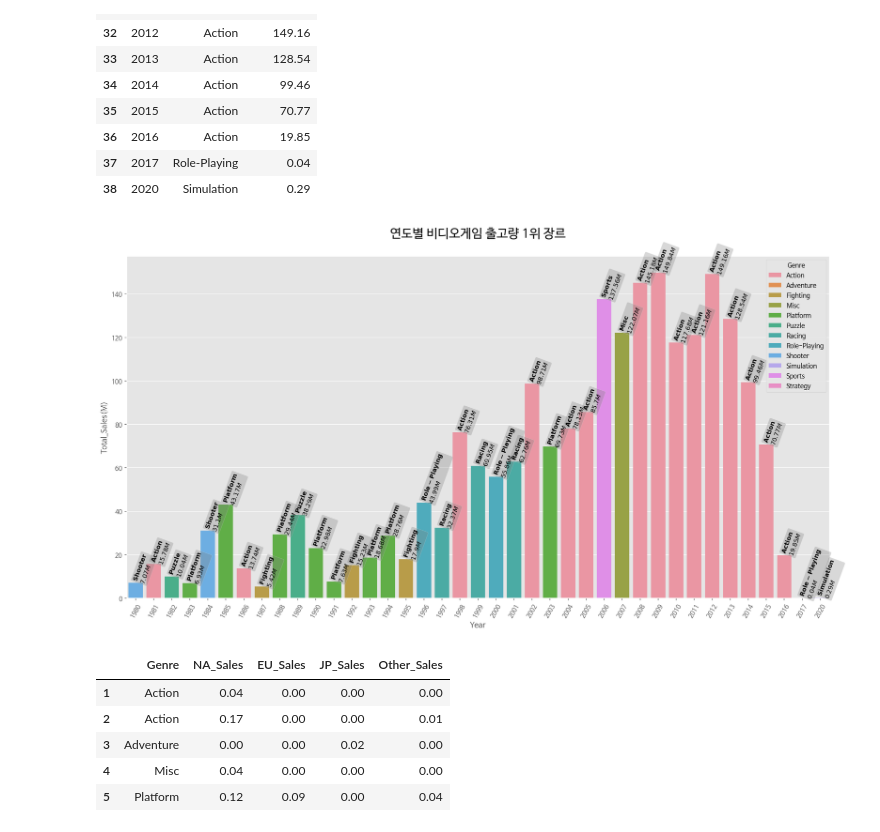
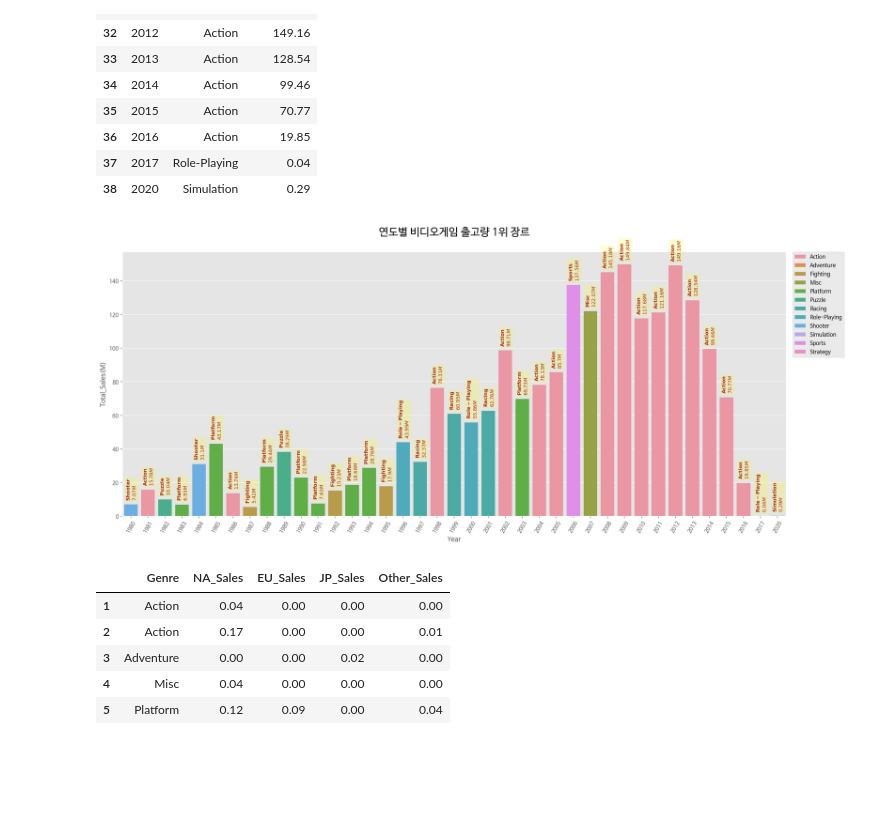
Before and after one commit to comsa33/AI_07_session_1_project_-, a Jupyter notebook: ai_07_이루오.ipynb, the cells around one changed output. Cells and saved outputs as stored; diff of their text form; code cells hidden in the pictures; blank space fills up the shorter version.

```diff
--- a/ai_07_이루오.ipynb
+++ b/ai_07_이루오.ipynb
@@ -317,18 +320,20 @@ year_genre_max_sales_df.tail(10)
 | 37 | 2017 | Role-Playing | 0.04 |
 | 38 | 2020 | Simulation | 0.29 |
 # %%
-plt.figure(figsize=(20, 10))
+plt.figure(figsize=(22, 9))
 sns.barplot(data=year_genre_max_sales_df, x='Year', y='Total_Sales',
             hue='Genre', dodge=False)
 for i, (g, s) in enumerate(year_genre_max_sales_df[['Genre', 'Total_Sales']].values):
-    plt.annotate('$\\bf{}$\n${}M$'.format(g,round(s,2)), (i-0.2, s), rotation=70,
-                 bbox=dict(boxstyle='round,pad=0.2', fc='grey', alpha=0.3))
+    plt.annotate('$\\bf{}$\n${}M$'.format(g,round(s,2)),
+                 (i-0.3, s+3), rotation=90, fontsize=9, color='brown',
+                 bbox=dict(boxstyle='round,pad=0.2', fc='yellow', alpha=0.2))
 plt.ylabel('Total_Sales(M)')
 plt.xticks(rotation=60)
 plt.title('연도별 비디오게임 출고량 1위 장르\n', fontsize=20)
+plt.legend(bbox_to_anchor=(1.01, 1), loc=2, borderaxespad=0.)
 plt.show()
 # %% [output]
-[figure, old version]
+[figure, new version]
 # %%
 genre_region_df = pd.concat((df_new[cols[3]], df_new[cols[5:9]]), axis=1)
 genre_region_df.head()
```
Also changed, not shown: parts of 12 cells of this notebook.
